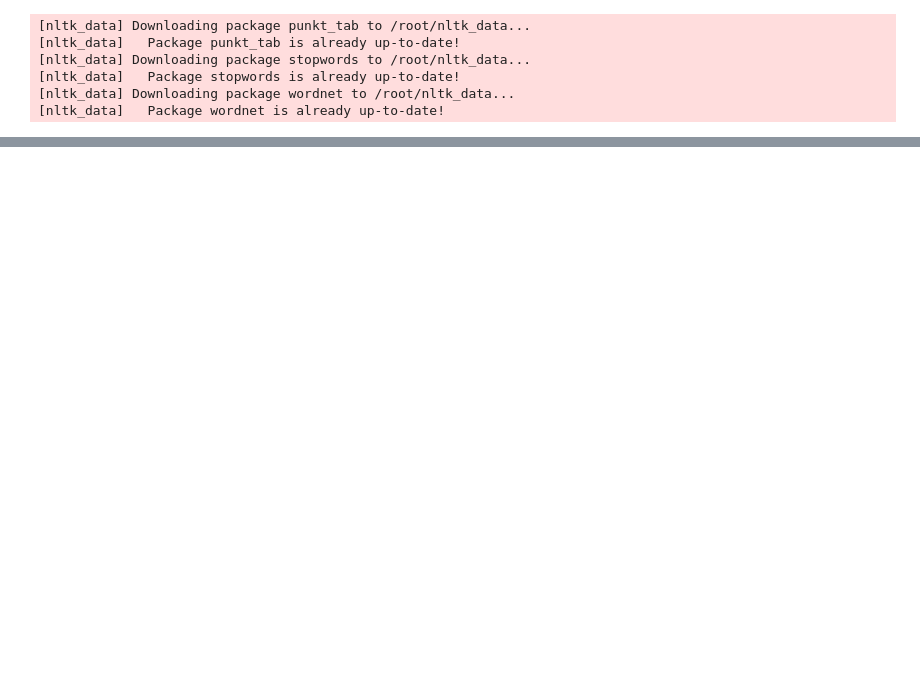
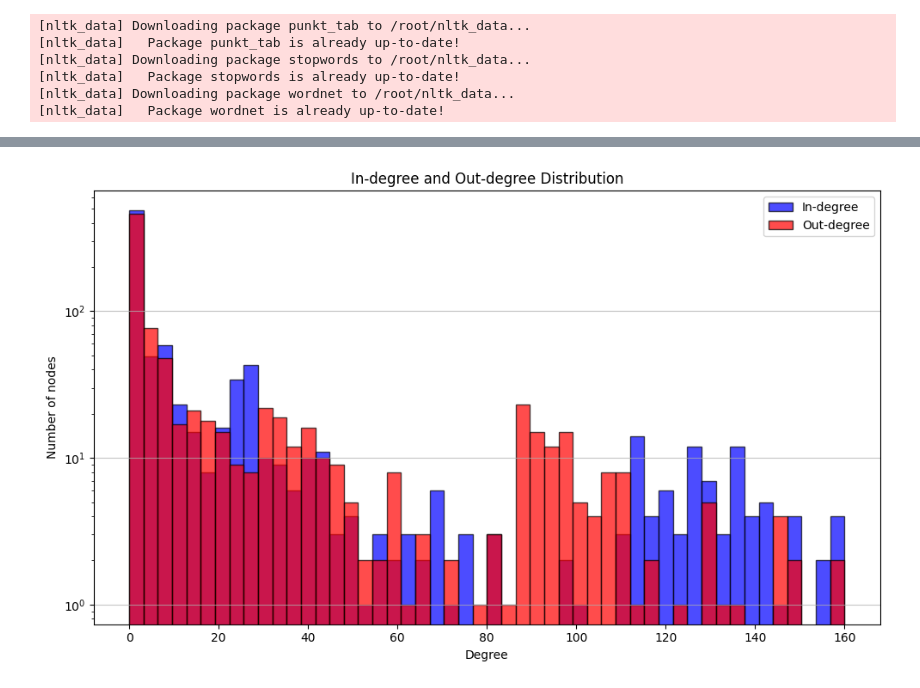
Before and after one commit to RasmusUK/02805-social-graphs-and-interactions-project, a Jupyter notebook: workspace/notebooks/Characters.ipynb, the cells around one changed output, grey strips where cells are left out. Saved outputs shown, nothing was run; the diff lists cells and outputs as text; code cells hidden in the pictures; blank space fills up the shorter version.

```diff
--- a/workspace/notebooks/Characters.ipynb
+++ b/workspace/notebooks/Characters.ipynb
@@ -372,0 +432,24 @@ else:
+# %%
+in_degrees = [G.in_degree(n) for n in G.nodes()]
+out_degrees = [G.out_degree(n) for n in G.nodes()]
+
+plt.figure(figsize=(10, 6))
+
+plt.hist(in_degrees, bins=50, alpha=0.7, color='blue', edgecolor='black', label="In-degree")
+
+plt.hist(out_degrees, bins=50, alpha=0.7, color='red', edgecolor='black', label="Out-degree")
+
+plt.title("In-degree and Out-degree Distribution for GoT")
+plt.xlabel("Degree")
+plt.ylabel("Number of nodes")
+
+plt.legend()
+
+plt.yscale('log')
+
+plt.grid(axis='y', alpha=0.75)
+
+plt.tight_layout()
+plt.show()
+# %% [output]
+[figure, added]
```
Also changed, not shown: parts of 6 cells of this notebook, 1 other file.
